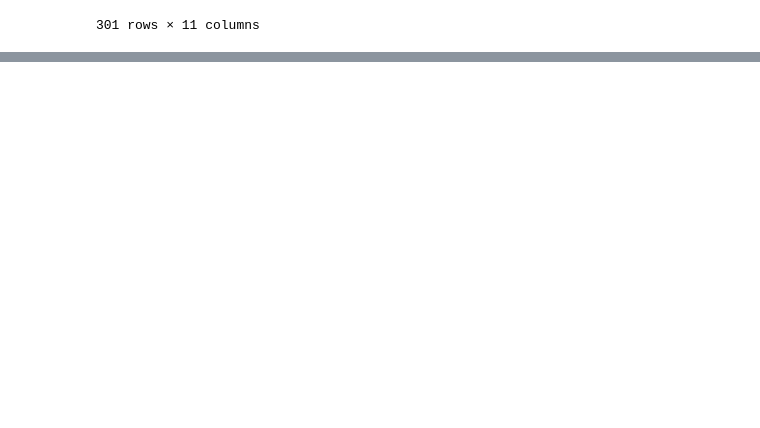
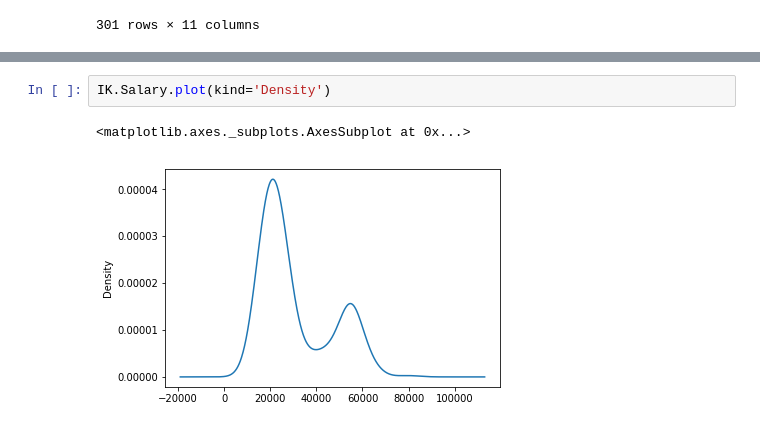
Before and after one commit to fuadcan/PythonIntro, a Jupyter notebook: notebooklar/7_Pandas.ipynb, the cells around one changed output, grey strips where cells are left out. Saved outputs shown, nothing was run; the diff lists cells and outputs as text; blank space fills up the shorter version.

```diff
--- a/notebooklar/7_Pandas.ipynb
+++ b/notebooklar/7_Pandas.ipynb
@@ -213,0 +264,5 @@ IK
+# %%
+IK.Salary.plot(kind='Density')
+# %% [output]
+<matplotlib.axes._subplots.AxesSubplot at 0x...>
+[figure, added]
```
Also changed, not shown: parts of 66 cells of this notebook.
